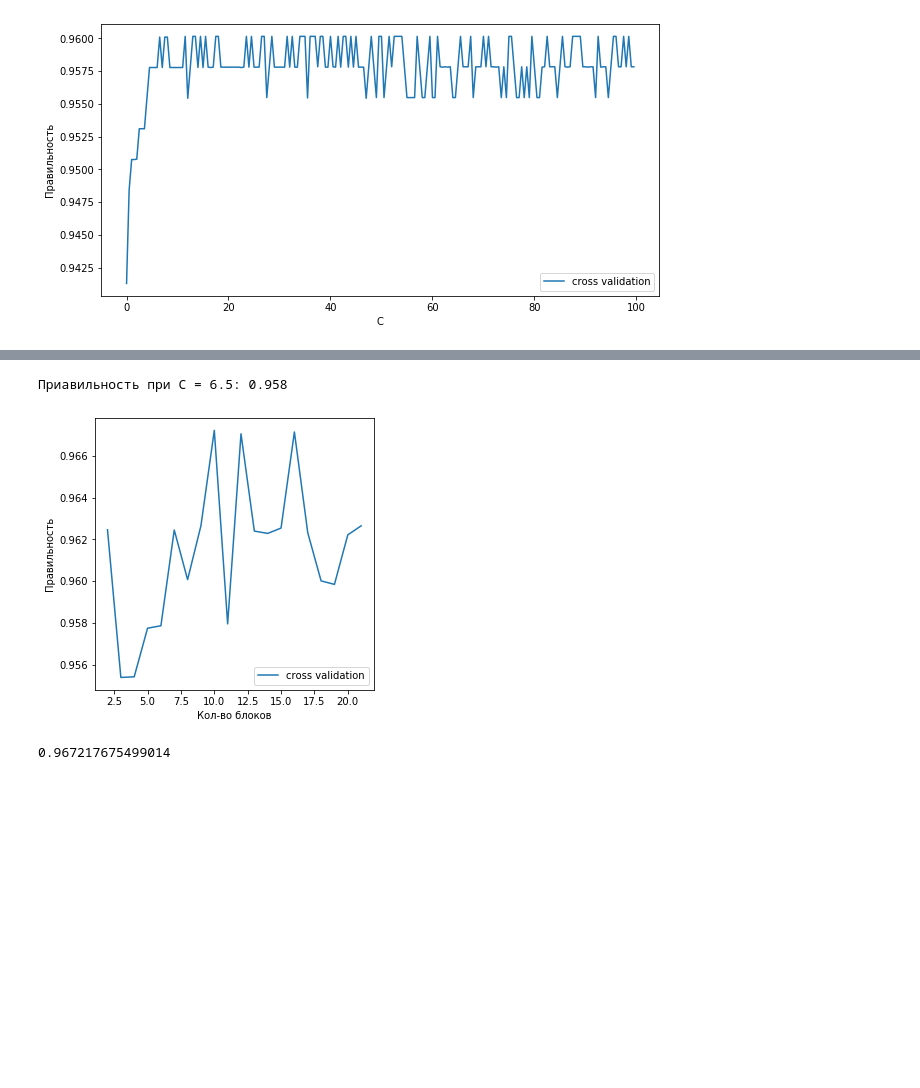
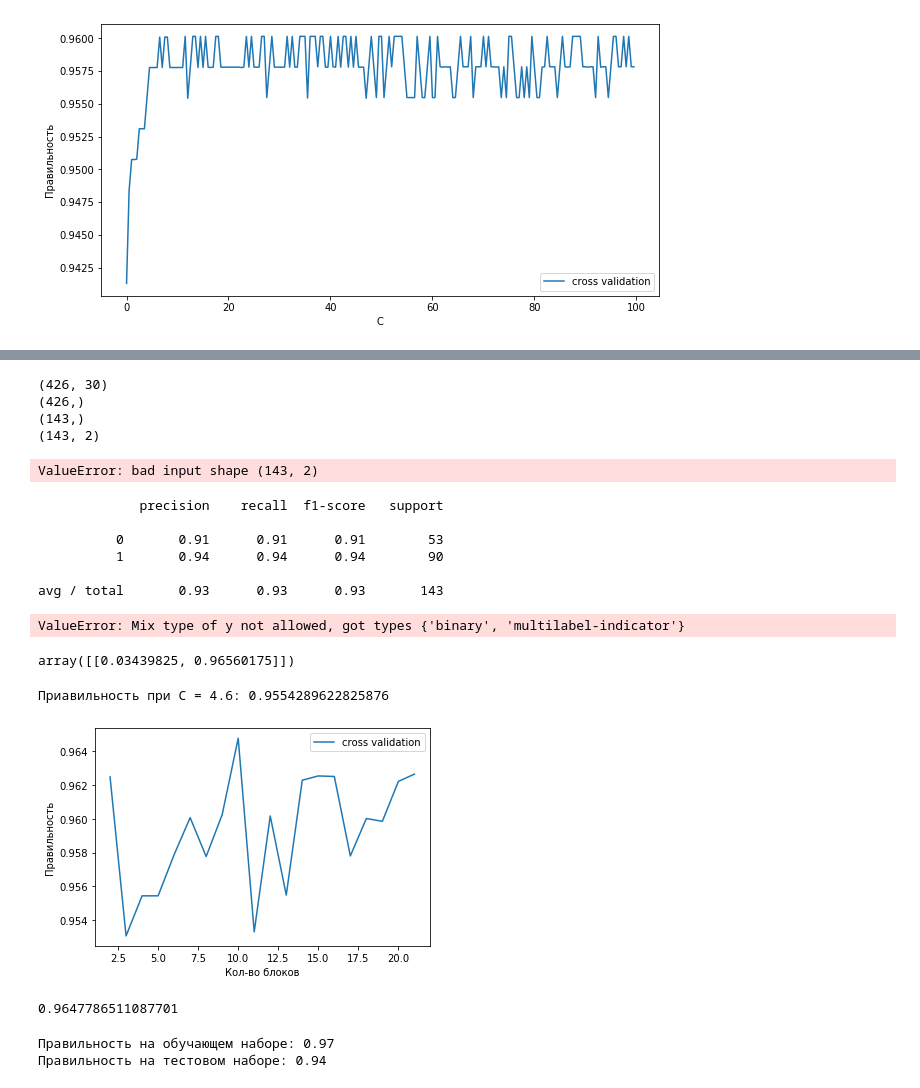
Before and after one commit to KarrieH/Breast_Can-er_training_ScikitLearn, a Jupyter notebook: log_reg_CancerData.ipynb, the cells around one changed output, grey strips where cells are left out. Drawn from its saved outputs; the diff is of its cells as text; code cells hidden in the pictures; blank space fills up the shorter version.

Commit message:
Update with new parametrs C and decision threshold

```diff
--- a/log_reg_CancerData.ipynb
+++ b/log_reg_CancerData.ipynb
@@ -53,0 +150,4 @@ rcParams['figure.figsize'] = 5, 5
+# %%
+log_reg = LogisticRegression(C = 4.6)
+log_reg.fit(X_trainval,y_trainval)
+test_score_4_6 = log_reg.score(X_test,y_test)
@@ -53,0 +225,3 @@ rcParams['figure.figsize'] = 5, 5
+# %%
+log_reg = LogisticRegression(C = 4.6)
+log_reg.fit(X_trainval, y_trainval)
@@ -54,31 +284,79 @@ rcParams['figure.figsize'] = 5, 5
+# %%
+log_reg = LogisticRegression(C = 0.1)
+print(X_trainval.shape)
+print(y_trainval.shape)
+log_reg.fit(X_trainval, y_trainval)
+y_pred_lower_threshold = log_reg.predict_proba(X_test)
+print(y_test.shape)
+print(y_pred_lower_threshold.shape)
+#accuracy = log_reg.score(y_pred_lower_threshold, y_test)
+#auc = roc_auc_score(y_test, log_reg.predict_proba(X_test))
+fpr, tpr, t = roc_curve(y_test, y_pred_lower_threshold)
+print("C = {:.2f} порог = {:.2f} правильность = {:.4f} AUC = {:.3f}".format(c,prob, accuracy, auc))
+plt.plot(fpr, tpr, label="C={:.3f}, p={:.2f}".format(c,prob))
+# %% [output]
+(426, 30)
+(426,)
+(143,)
+(143, 2)
+ValueError: bad input shape (143, 2)
+# %%
+from sklearn.metrics import classification_report
+
+lg = LogisticRegression(C = 0.1)
+lg.fit(X_trainval,y_trainval)
+print(classification_report(y_test, lg.predict(X_test)))
+# %% [output]
+             precision    recall  f1-score   support
+
+          0       0.91      0.91      0.91        53
+          1       0.94      0.94      0.94        90
+
+avg / total       0.93      0.93      0.93       143
+# %%
+y_pred_lower_threshold = (lg.predict_proba(X_test) > 0.3).astype(int)
+print(classification_report(y_test, y_pred_lower_threshold))
+# %% [output]
+ValueError: Mix type of y not allowed, got types {'binary', 'multilabel-indicator'}
+# %%
+log_reg.predict_proba(X_trainval) [:1]
+# %% [output]
+array([[0.03439825, 0.96560175]])
 # %%
-# при C = 6.5 достигается наибольшая точность
-log_reg = LogisticRegression(C = 6.5)
+# при C = 4.6 достигается наибольшая точность
+log_reg = LogisticRegression(C = 4.6)
 scor = cross_val_score(log_reg, X_trainval, y_trainval, cv = 5)
-print('Приавильность при С = 6.5: {:.3f}'.format(np.mean(scor)))
+print('Приавильность при С = 4.6: {}'.format(np.mean(scor)))
 
 # влияние кол-ва блоков в кросс валидации на ззначение правильности
 blocks = np.arange(2,22,1)
 scores = []
 for b in blocks:
-    log_reg = LogisticRegression(C = 6.5)
+    log_reg = LogisticRegression(C = 4.6)
     scor = cross_val_score(log_reg, X_trainval, y_trainval, cv = b)
     scores.append(np.mean(scor))
 
 plt.plot(blocks, scores,label = 'cross validation')
 plt.ylabel("Правильность")
 plt.xlabel("Кол-во блоков")
 plt.legend()
 plt.plot()
 rcParams['figure.figsize'] = 5, 5
 # %% [output]
-Приавильность при С = 6.5: 0.958
+Приавильность при С = 4.6: 0.9554289622825876
-[figure, old version]
+[figure, new version]
 # %%
-# При параметре C = 6.5 и cv = 10 достигается правильность больше 96%
+# При параметре C = 4.6 и cv = 10 достигается правильность больше 96%
 
-log_reg = LogisticRegression(C = 6.5)
+log_reg = LogisticRegression(C = 4.6)
 scor = cross_val_score(log_reg, X_trainval, y_trainval, cv = 10)
 print(np.mean(scor))
 # %% [output]
-0.967217675499014
+0.9647786511087701
+# %%
+log_reg.fit(X_trainval,y_trainval)
+print("Правильность на обучающем наборе: {:.2f}".format(log_reg.score(X_trainval, y_trainval)))
+print("Правильность на тестовом наборе: {:.2f}".format(log_reg.score(X_test, y_test)))
+# %% [output]
+Правильность на обучающем наборе: 0.97
+Правильность на тестовом наборе: 0.94
```
Also changed, not shown: parts of 39 cells of this notebook.
